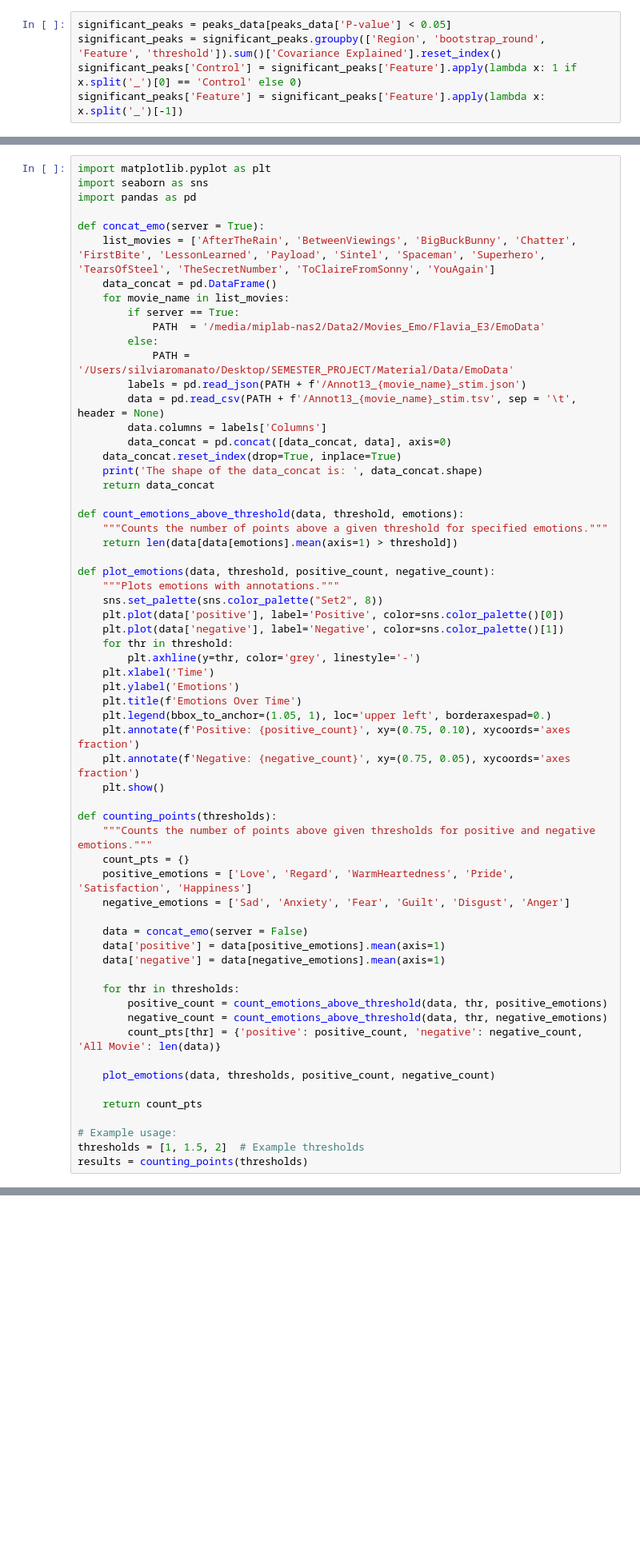
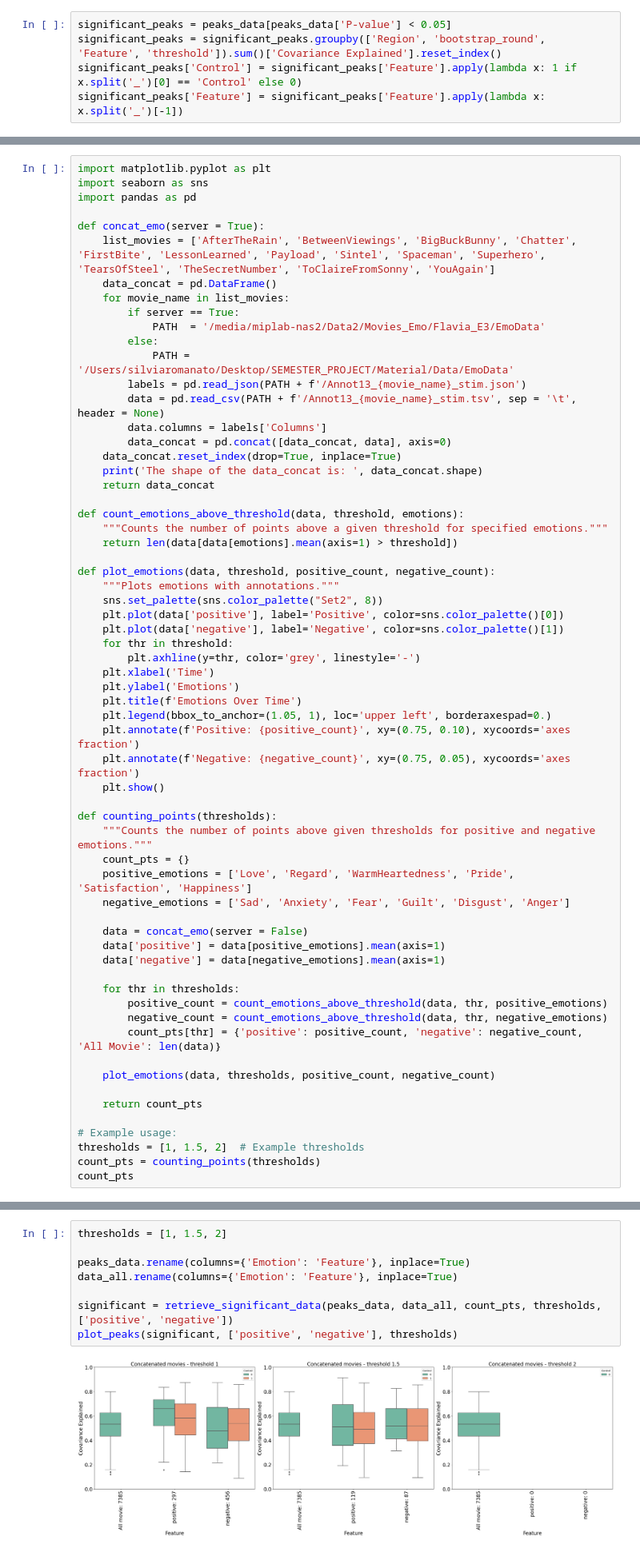
Before and after one commit to silviiaromanato/HigherOrder, a Jupyter notebook: Code/PLS_Silvia/PLS_peaks.ipynb, the cells around one changed output, grey strips where cells are left out. Shown at 80% size. Saved outputs shown, nothing was run; the diff lists cells and outputs as text; blank space fills up the shorter version.

```diff
--- a/Code/PLS_Silvia/PLS_peaks.ipynb
+++ b/Code/PLS_Silvia/PLS_peaks.ipynb
@@ -235,7 +210,8 @@ def counting_points(thresholds):
 
 # Example usage:
 thresholds = [1, 1.5, 2]  # Example thresholds
-results = counting_points(thresholds)
+count_pts = counting_points(thresholds)
+count_pts
 # %% [output]
 The shape of the data_concat is:  (7385, 50)
 [figure]
@@ -313,3 +244,13 @@ plot_mean(significant, thresholds)
+# %%
+thresholds = [1, 1.5, 2]
+
+peaks_data.rename(columns={'Emotion': 'Feature'}, inplace=True)
+data_all.rename(columns={'Emotion': 'Feature'}, inplace=True)
+
+significant = retrieve_significant_data(peaks_data, data_all, count_pts, thresholds, ['positive', 'negative'])
+plot_peaks(significant, ['positive', 'negative'], thresholds)
+# %% [output]
+[figure, added]
 # %% [markdown]
 ## Plot for the presentation of 16/11/2023
 # %% [markdown]
```
Also changed, not shown: parts of 16 cells of this notebook, 2 other files.
